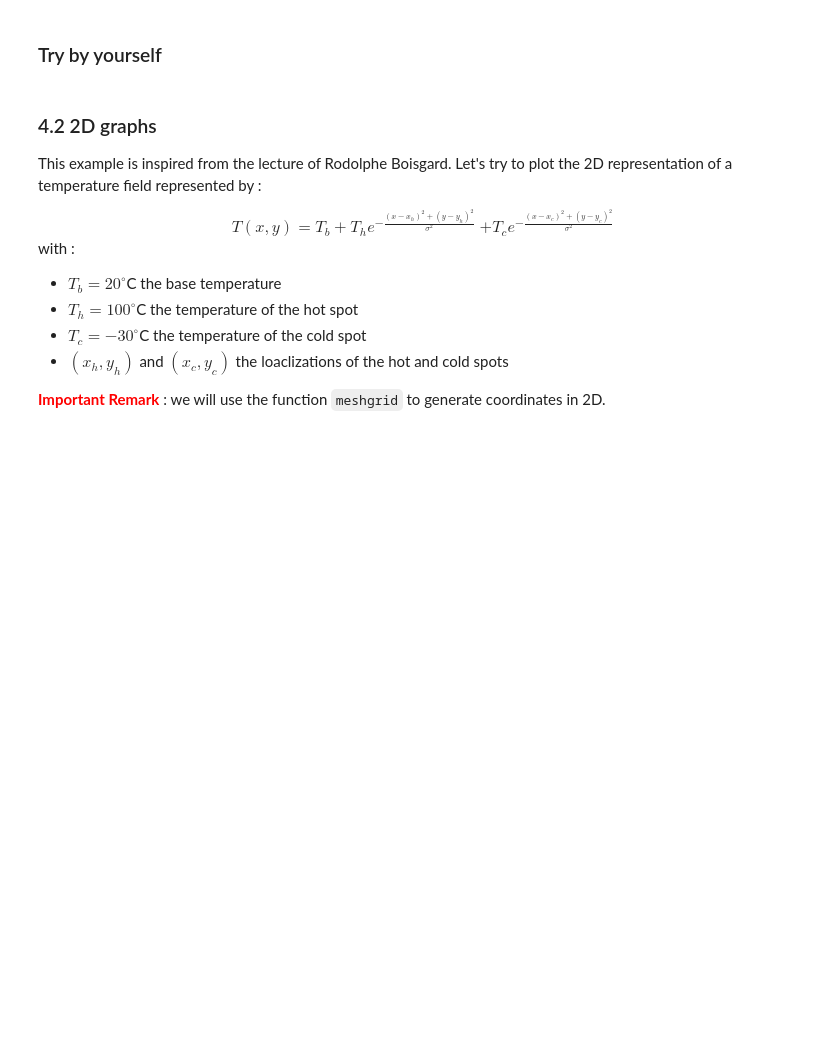
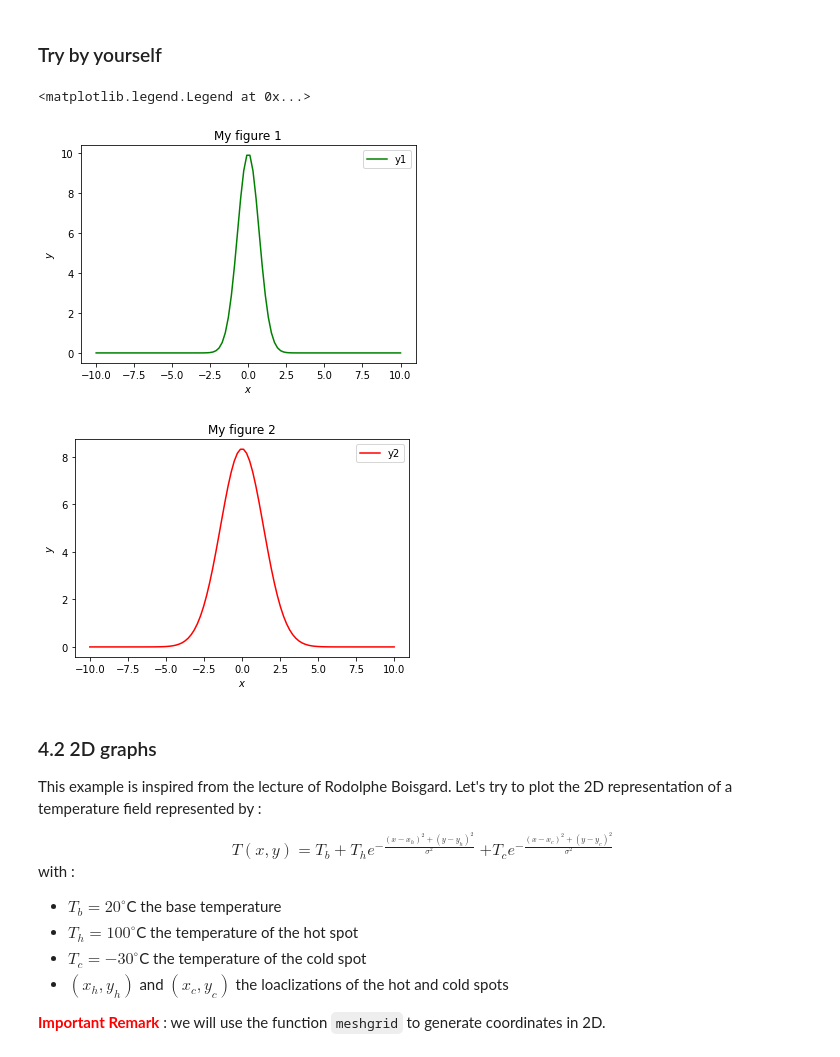
Before and after one commit to Ecole-Femto-2021/CrashCourse, a Jupyter notebook: PythonReadersDigest.ipynb, the cells around one changed output. Cells and saved outputs as stored; diff of their text form; code cells hidden in the pictures; blank space fills up the shorter version.

```diff
--- a/PythonReadersDigest.ipynb
+++ b/PythonReadersDigest.ipynb
@@ -440,3 +631,29 @@ Text(-10.0, 0.5, 'Here is some text')
+# %%
+# Plot the Gaussian function that you have define in the previous section
+
+plt.figure()
+x=np.linspace(-10,10,100)
+sigma=1
+amplitude=10
+y1=gauss(x,sigma,amplitude)
+y2=gauss(x,2*sigma,amplitude/1.2)
+plt.plot(x,y1,color='green',label='y1')
+plt.title('My figure 1')
+plt.xlabel('$x$')
+plt.ylabel('$y$')
+plt.legend()
+
+plt.figure()
+plt.plot(x,y2,'r',label='y2')
+
+plt.title('My figure 2')
+plt.xlabel('$x$')
+plt.ylabel('$y$')
+plt.legend()
+# %% [output]
+<matplotlib.legend.Legend at 0x...>
+[figure, added]
+[figure, added]
 # %% [markdown]
 ### 4.2 2D graphs
 
```
Also changed, not shown: parts of 64 cells of this notebook.
